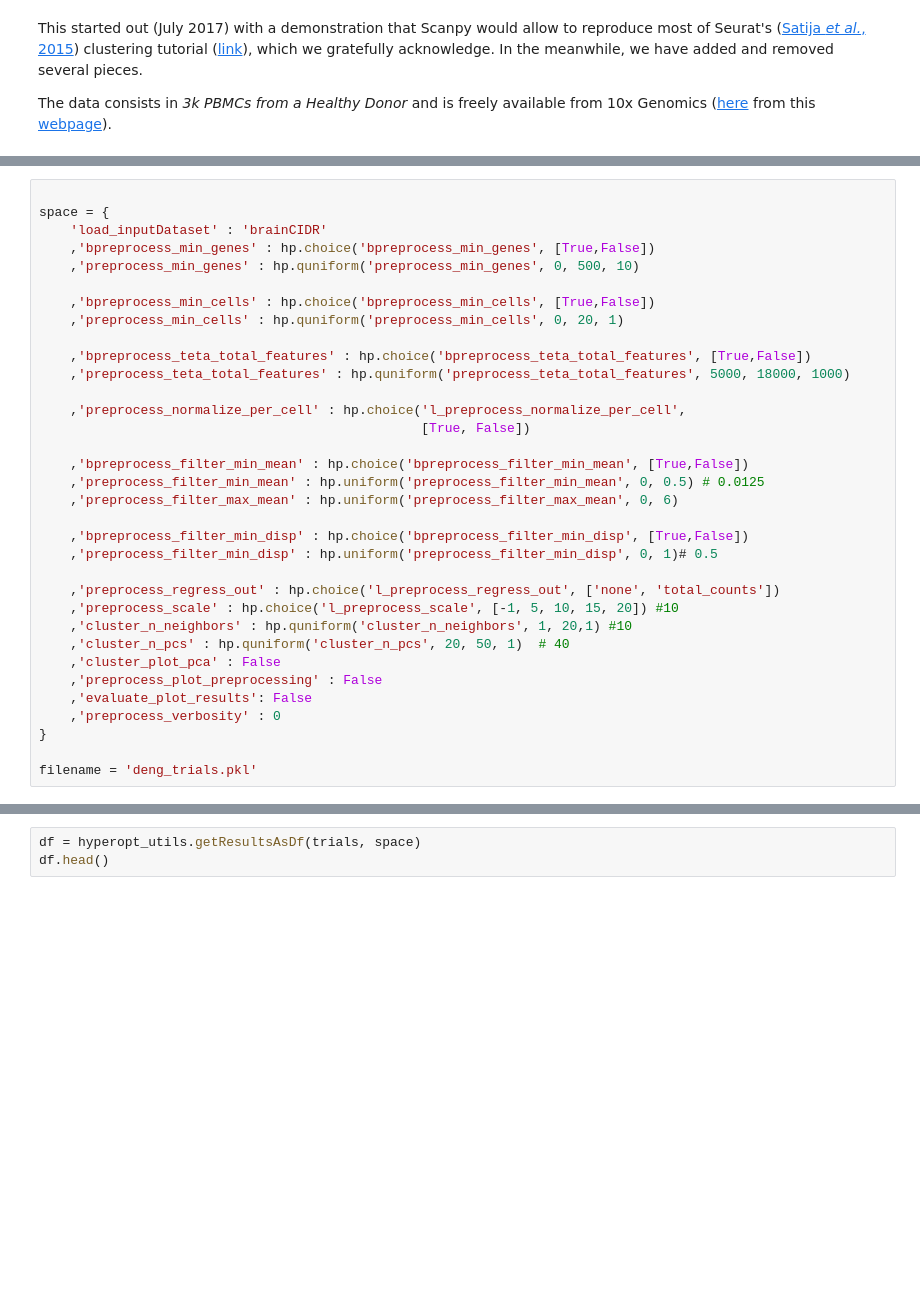
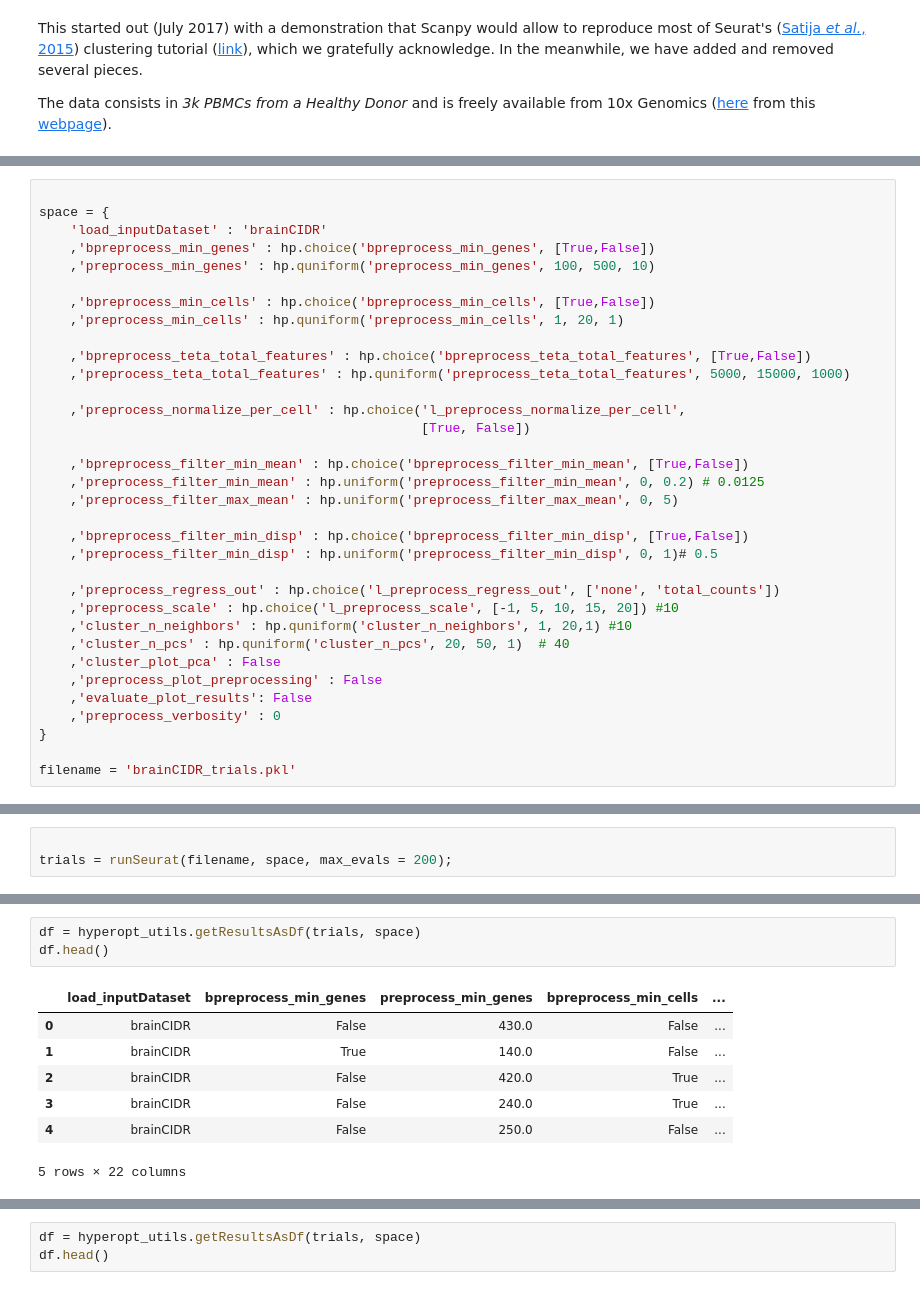
Before and after one commit to ciortanmadalina/single-cell-sota, a Jupyter notebook: seurat/hyperopt-pipeline.ipynb, the cells around one changed output, grey strips where cells are left out. Drawn from its saved outputs; the diff is of its cells as text; blank space fills up the shorter version.

```diff
--- a/seurat/hyperopt-pipeline.ipynb
+++ b/seurat/hyperopt-pipeline.ipynb
@@ -44,20 +157,20 @@ scanpy==1.3.3 anndata==0.6.13 numpy==1.14.2 scipy==1.0.0 pandas==0.22.0 scikit-l
 space = {
     'load_inputDataset' : 'brainCIDR'
     ,'bpreprocess_min_genes' : hp.choice('bpreprocess_min_genes', [True,False])
-    ,'preprocess_min_genes' : hp.quniform('preprocess_min_genes', 0, 500, 10)
+    ,'preprocess_min_genes' : hp.quniform('preprocess_min_genes', 100, 500, 10)
 
     ,'bpreprocess_min_cells' : hp.choice('bpreprocess_min_cells', [True,False])
-    ,'preprocess_min_cells' : hp.quniform('preprocess_min_cells', 0, 20, 1)
+    ,'preprocess_min_cells' : hp.quniform('preprocess_min_cells', 1, 20, 1)
 
     ,'bpreprocess_teta_total_features' : hp.choice('bpreprocess_teta_total_features', [True,False])
-    ,'preprocess_teta_total_features' : hp.quniform('preprocess_teta_total_features', 5000, 18000, 1000)
+    ,'preprocess_teta_total_features' : hp.quniform('preprocess_teta_total_features', 5000, 15000, 1000)
 
     ,'preprocess_normalize_per_cell' : hp.choice('l_preprocess_normalize_per_cell',
                                                  [True, False])
 
     ,'bpreprocess_filter_min_mean' : hp.choice('bpreprocess_filter_min_mean', [True,False])
-    ,'preprocess_filter_min_mean' : hp.uniform('preprocess_filter_min_mean', 0, 0.5) # 0.0125
-    ,'preprocess_filter_max_mean' : hp.uniform('preprocess_filter_max_mean', 0, 6)
+    ,'preprocess_filter_min_mean' : hp.uniform('preprocess_filter_min_mean', 0, 0.2) # 0.0125
+    ,'preprocess_filter_max_mean' : hp.uniform('preprocess_filter_max_mean', 0, 5)
 
     ,'bpreprocess_filter_min_disp' : hp.choice('bpreprocess_filter_min_disp', [True,False])
     ,'preprocess_filter_min_disp' : hp.uniform('preprocess_filter_min_disp', 0, 1)# 0.5
@@ -72,4 +185,4 @@ space = {
     ,'preprocess_verbosity' : 0
 }
 
-filename = 'deng_trials.pkl'
+filename = 'brainCIDR_trials.pkl'
@@ -75,0 +195,3 @@ filename = 'deng_trials.pkl'
+# %%
+
+trials = runSeurat(filename, space, max_evals = 200);
@@ -75,0 +330,11 @@ filename = 'deng_trials.pkl'
+# %%
+df = hyperopt_utils.getResultsAsDf(trials, space)
+df.head()
+# %% [output]
+|  | load_inputDataset | bpreprocess_min_genes | preprocess_min_genes | bpreprocess_min_cells | ... |
+| 0 | brainCIDR | False | 430.0 | False | ... |
+| 1 | brainCIDR | True | 140.0 | False | ... |
+| 2 | brainCIDR | False | 420.0 | True | ... |
+| 3 | brainCIDR | False | 240.0 | True | ... |
+| 4 | brainCIDR | False | 250.0 | False | ... |
+5 rows × 22 columns
```
Also changed, not shown: parts of 32 cells of this notebook, 6 other files.
